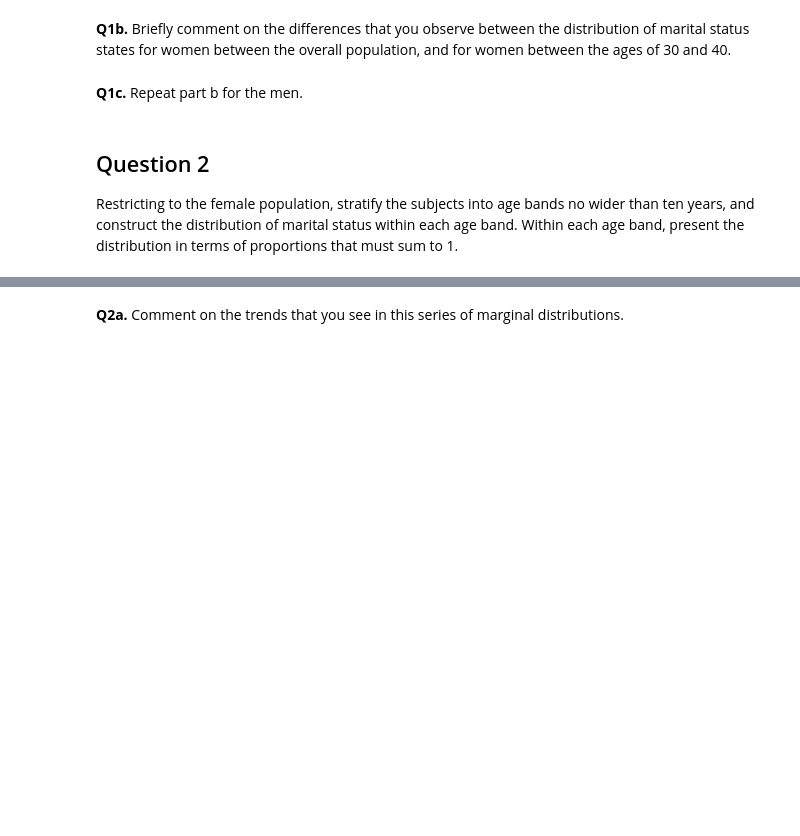
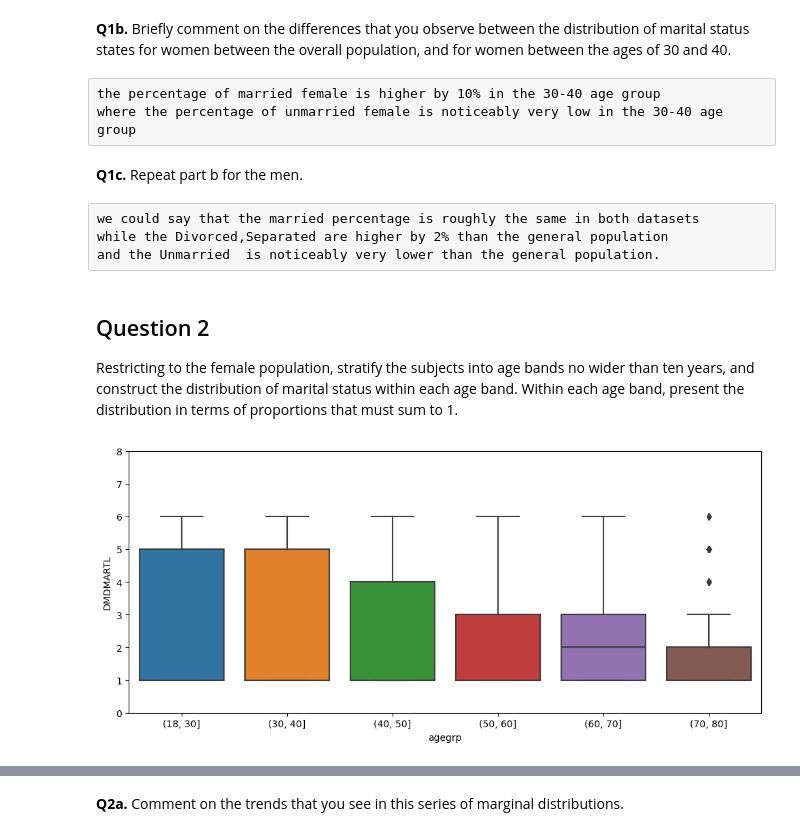
Before and after one commit to elsayedg/Statistics-with-Python-Specialization, a Jupyter notebook: 1_Understanding and Visualizing Data with Python/WEEK 2 - UNIVARIATE DATA/4- nhanes_univariate_practice.ipynb, the cells around one changed output, grey strips where cells are left out. Saved outputs shown, nothing was run; the diff lists cells and outputs as text; code cells hidden in the pictures; blank space fills up the shorter version.

```diff
--- a/1_Understanding and Visualizing Data with Python/WEEK 2 - UNIVARIATE DATA/4- nhanes_univariate_practice.ipynb
+++ b/1_Understanding and Visualizing Data with Python/WEEK 2 - UNIVARIATE DATA/4- nhanes_univariate_practice.ipynb
@@ -134,0 +90,5 @@ Name: DMDMARTLx, dtype: float64
+# %%
+#for women only
+df_female =da.query('RIAGENDRx == "Female"').copy()
+x = df_female.DMDMARTLX.value_counts()
+x/x.sum()
@@ -137,7 +155,14 @@ __Q1a.__ Briefly comment on some of the differences that you observe between the
 # %% [markdown]
 __Q1b.__ Briefly comment on the differences that you observe between the distribution of marital status states for women between the overall population, and for women between the ages of 30 and 40.
+# %% [raw]
+the percentage of married female is higher by 10% in the 30-40 age group
+where the percentage of unmarried female is noticeably very low in the 30-40 age group
 # %% [markdown]
 __Q1c.__ Repeat part b for the men.
+# %% [raw]
+we could say that the married percentage is roughly the same in both datasets
+while the Divorced,Separated are higher by 2% than the general population
+and the Unmarried  is noticeably very lower than the general population.
 # %% [markdown]
 ## Question 2
 
@@ -146,0 +170,9 @@ Restricting to the female population, stratify the subjects into age bands no wi
+# %%
+#  here this for me :)
+# df_female.head()
+plt.figure(figsize=(12, 5))  # Make the figure wider than default (12cm wide by 5cm tall)
+sns.boxplot(x="agegrp", y="DMDMARTL", data=df_female)  # Make boxplot of BPXSY1 stratified by age group
+plt.ylim(0, 8)
+plt.show()
+# %% [output]
+[figure, added]
```
Also changed, not shown: parts of 15 cells of this notebook.
